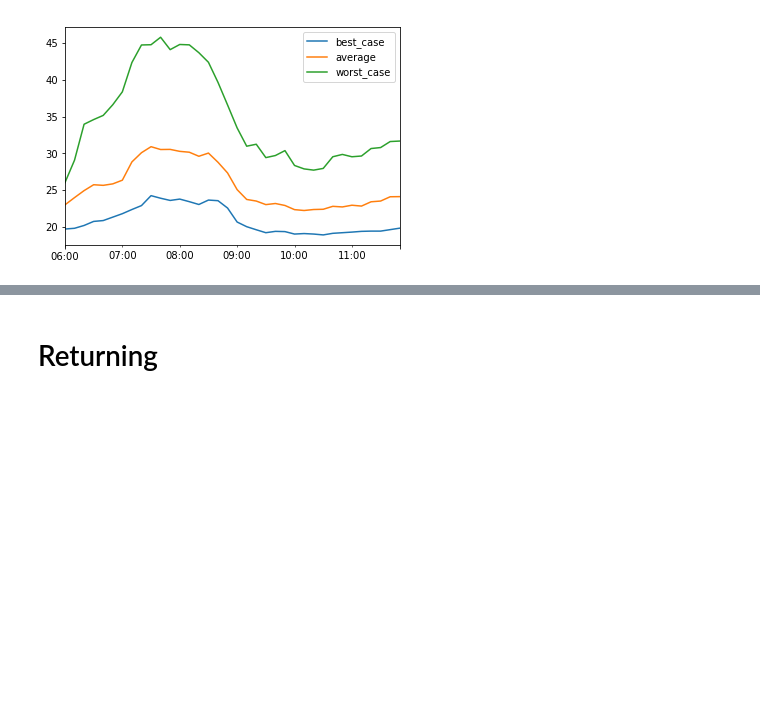
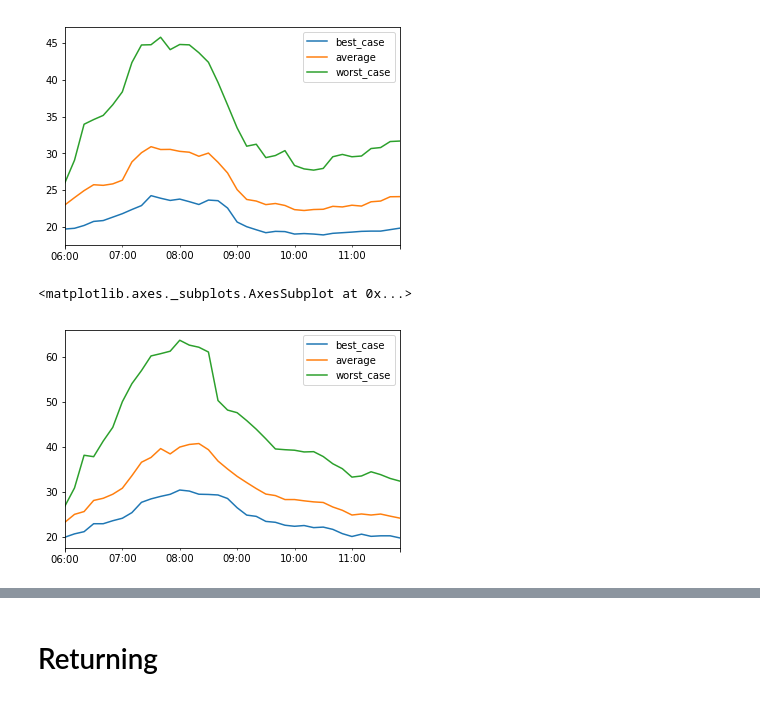
Before and after one commit to cselig/commute_time, a Jupyter notebook: plots.ipynb, the cells around one changed output, grey strips where cells are left out. Cells and saved outputs as stored; diff of their text form; code cells hidden in the pictures; blank space fills up the shorter version.

Commit message:
more plots

```diff
--- a/plots.ipynb
+++ b/plots.ipynb
@@ -42,3 +41,11 @@ monday_going_df.plot(kind='line')
 # %% [output]
 <matplotlib.axes._subplots.AxesSubplot at 0x...>
 [figure]
+# %%
+tuesday_going_df = going_df[going_df.index > datetime(2017, 10, 3)]
+tuesday_going_df = tuesday_going_df[tuesday_going_df.index < datetime(2017, 10, 4)]
+
+tuesday_going_df.plot(kind='line')
+# %% [output]
+<matplotlib.axes._subplots.AxesSubplot at 0x...>
+[figure, added]
```
Also changed, not shown: parts of 5 cells of this notebook.
